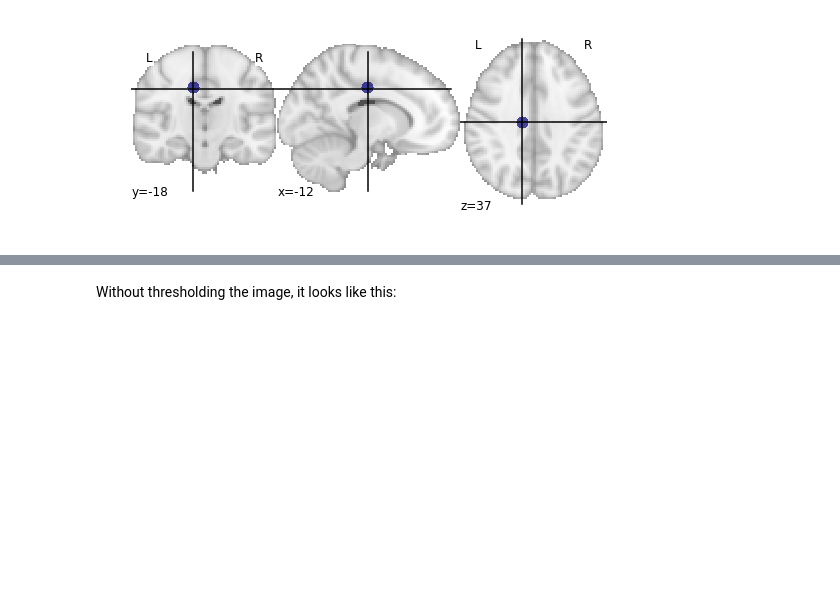
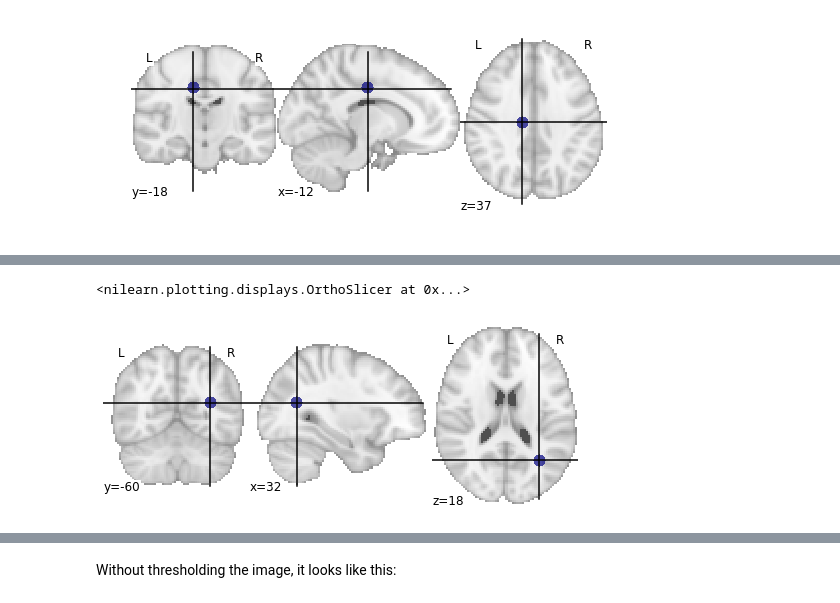
Before and after one commit to UTCogNeuroLab/adm_mri, a Jupyter notebook: analysis/dti/rois.ipynb, the cells around one changed output, grey strips where cells are left out. Saved outputs shown, nothing was run; the diff lists cells and outputs as text; code cells hidden in the pictures; blank space fills up the shorter version.

```diff
--- a/analysis/dti/rois.ipynb
+++ b/analysis/dti/rois.ipynb
@@ -171,0 +194,7 @@ plotting.plot_roi('/Volumes/G-DRIVE mobile/derivatives/roi/LFsphere1_L.nii.gz')
+# %%
+from nilearn import plotting
+
+plotting.plot_roi('/Volumes/G-DRIVE/data/adm/bids/derivatives/roi/posterior_thalamic_radiation_R_sphere.nii.gz')
+# %% [output]
+<nilearn.plotting.displays.OrthoSlicer at 0x...>
+[figure, added]
```
Also changed, not shown: parts of 14 cells of this notebook, 25 other files.
